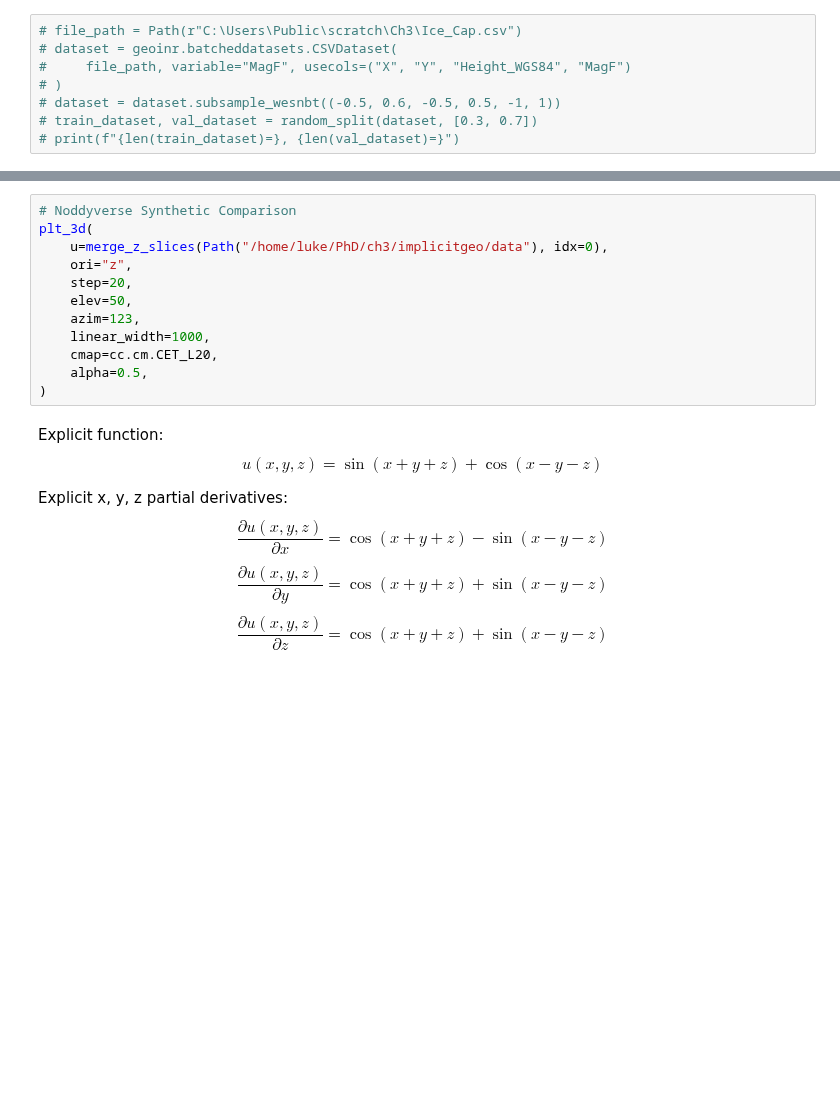
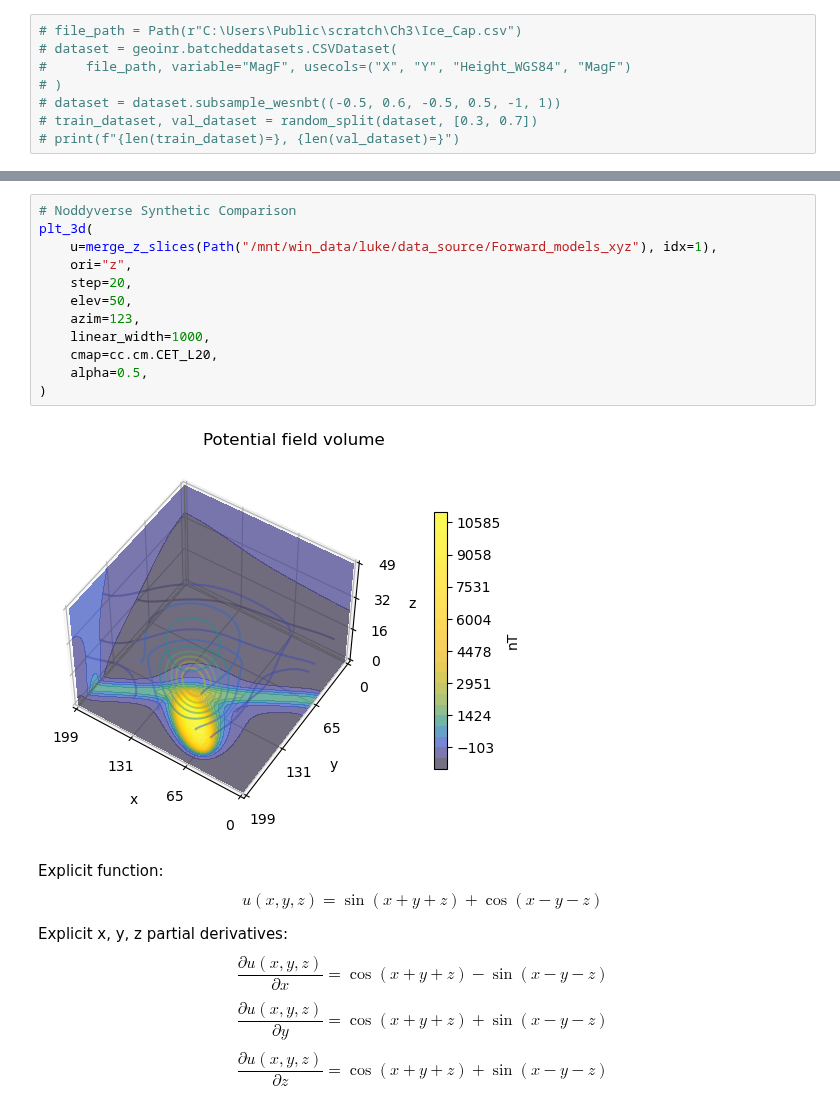
Before and after one commit to LSgeo/ImplicitGeo, a Jupyter notebook: GeoINR3D_optimiser.ipynb, the cells around one changed output, grey strips where cells are left out. Drawn from its saved outputs; the diff is of its cells as text; blank space fills up the shorter version.

```diff
--- a/GeoINR3D_optimiser.ipynb
+++ b/GeoINR3D_optimiser.ipynb
@@ -390,15 +266,17 @@ IndexError: tuple index out of range
 # %%
 # Noddyverse Synthetic Comparison
 plt_3d(
-    u=merge_z_slices(Path("/home/luke/PhD/ch3/implicitgeo/data"), idx=0),
+    u=merge_z_slices(Path("/mnt/win_data/luke/data_source/Forward_models_xyz"), idx=1),
     ori="z",
     step=20,
     elev=50,
     azim=123,
     linear_width=1000,
     cmap=cc.cm.CET_L20,
     alpha=0.5,
 )
+# %% [output]
+[figure, added]
 # %% [markdown]
 Explicit function: $$u(x,y,z) = \sin(x+y+z) + \cos(x-y-z)$$
 
```
Also changed, not shown: parts of 18 cells of this notebook.
